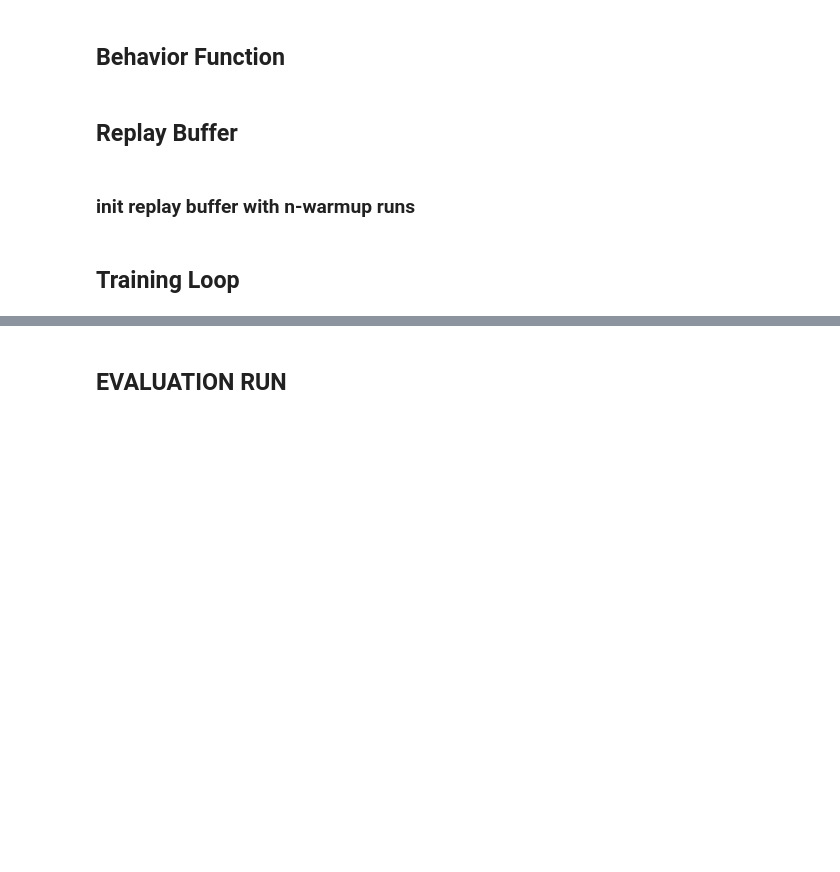
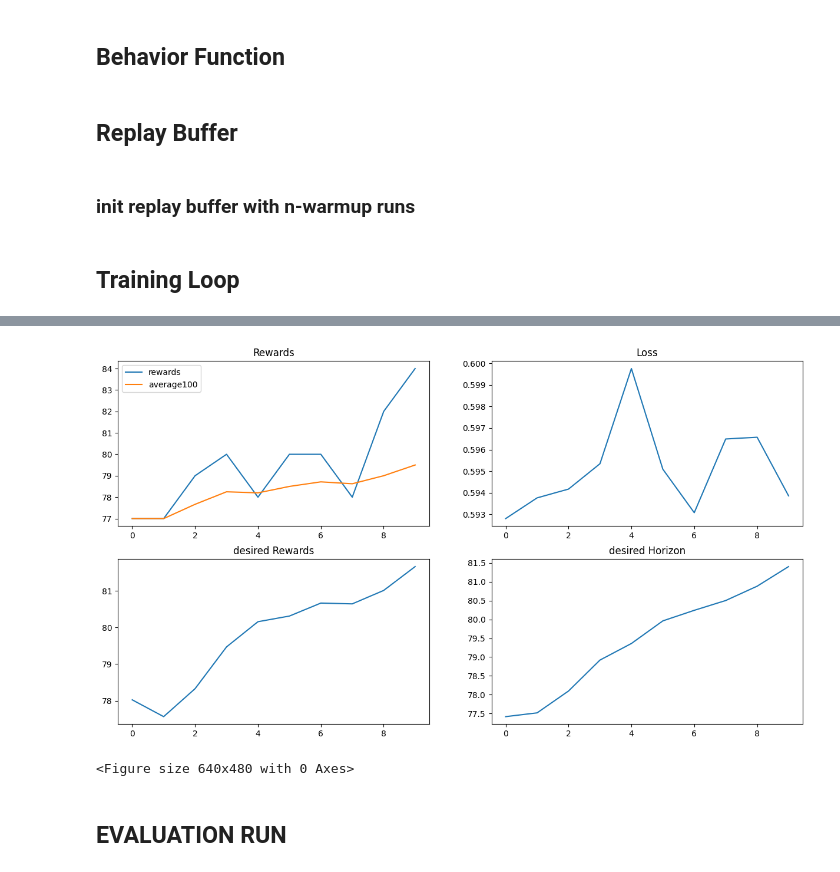
Before and after one commit to lbwei1016/Upside-Down-Reinforcement-Learning, a Jupyter notebook: Upside-Down.ipynb, the cells around one changed output, grey strips where cells are left out. Cells and saved outputs as stored; diff of their text form; code cells hidden in the pictures; blank space fills up the shorter version.

```diff
--- a/Upside-Down.ipynb
+++ b/Upside-Down.ipynb
@@ -14,13 +14,18 @@ import copy
 env = gym.make("CartPole-v1")
 action_space = env.action_space.n
 state_space = env.observation_space.shape[0]
+hidden_size = 64
+seed = 1
+
 # max_reward = 200 # v0
 max_reward = 475  # v1
 
 device = torch.device("cuda:0" if torch.cuda.is_available() else "cpu")
 
+# How these scales are determined? Hyperparameters?
 horizon_scale = 0.02
 return_scale = 0.02
+
 replay_size = 700
 n_warm_up_episodes = 50
 n_updates_per_iter = 100
@@ -119,7 +126,7 @@ class ReplayBuffer:
 ### init replay buffer with n-warmup runs
 # %%
 buffer = ReplayBuffer(replay_size)
-bf = BF(state_space, action_space, 64, 1).to(device)
+bf = BF(state_space, action_space, hidden_size, seed).to(device)
 optimizer = optim.Adam(params=bf.parameters(), lr=1e-3)
 
 samples = []
@@ -406,11 +413,13 @@ def run_upside_down(max_episodes):
 # %%time
 import os
 
+max_episode = 200
 name = "model.pth"
+
 if os.path.exists(name):
     bf.load_state_dict(torch.load(name, weights_only=True))
 else:
-    rewards, average, d, h, loss = run_upside_down(max_episodes=2000)
+    rewards, average, d, h, loss = run_upside_down(max_episodes=max_episode)
 
     plt.figure(figsize=(15,8))
     plt.subplot(2,2,1)
@@ -429,8 +438,9 @@ else:
     plt.plot(h)
     plt.show()
 
-    plt.savefig("imgs/UDRL/cartpole_2000.png")
+    plt.savefig(f"imgs/UDRL/cartpole_{max_episode}.png")
 
     # SAVE MODEL
     name = "model.pth"
     torch.save(bf.state_dict(), name)
+# %% [output]
@@ -437,3 +448,5 @@ else:
+[figure, added]
+<Figure size 640x480 with 0 Axes>
 # %%
 print(average)
 # %%
```
Also changed, not shown: parts of 3 cells of this notebook, 1 other file.
